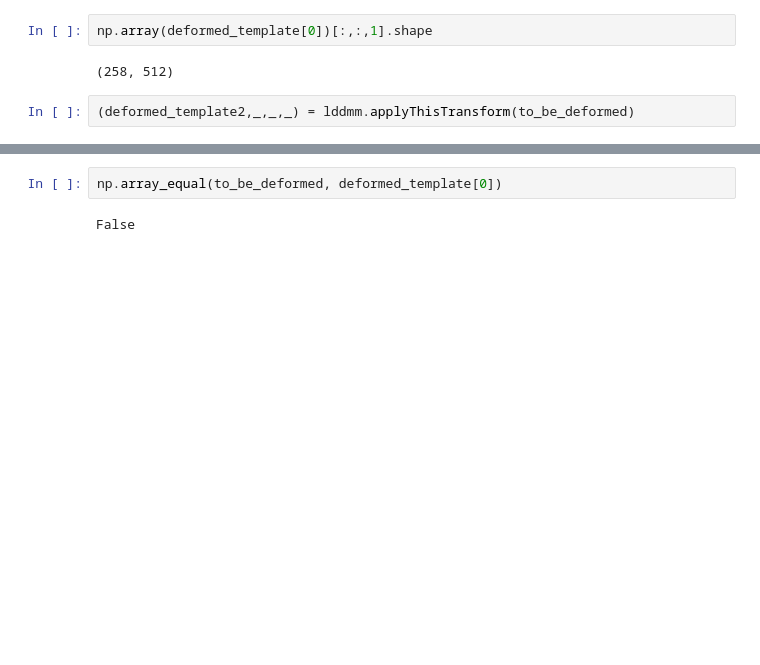
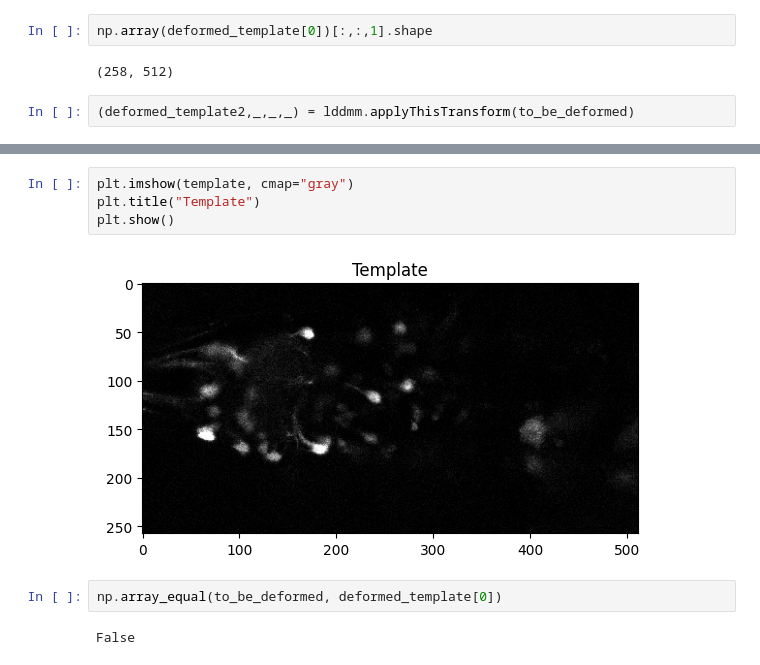
Before and after one commit to MoritzPalm/BIMAP, a Jupyter notebook: bimap/src/lddmm_test.ipynb, the cells around one changed output, grey strips where cells are left out. Saved outputs shown, nothing was run; the diff lists cells and outputs as text; blank space fills up the shorter version.

```diff
--- a/bimap/src/lddmm_test.ipynb
+++ b/bimap/src/lddmm_test.ipynb
@@ -83,3 +77,9 @@ to_be_deformed.shape
+# %%
+plt.imshow(template, cmap="gray")
+plt.title("Template")
+plt.show()
+# %% [output]
+[figure, added]
 # %%
 np.array_equal(to_be_deformed, deformed_template[0])
 # %% [output]
```
Also changed, not shown: parts of 13 cells of this notebook, 8 other files.
